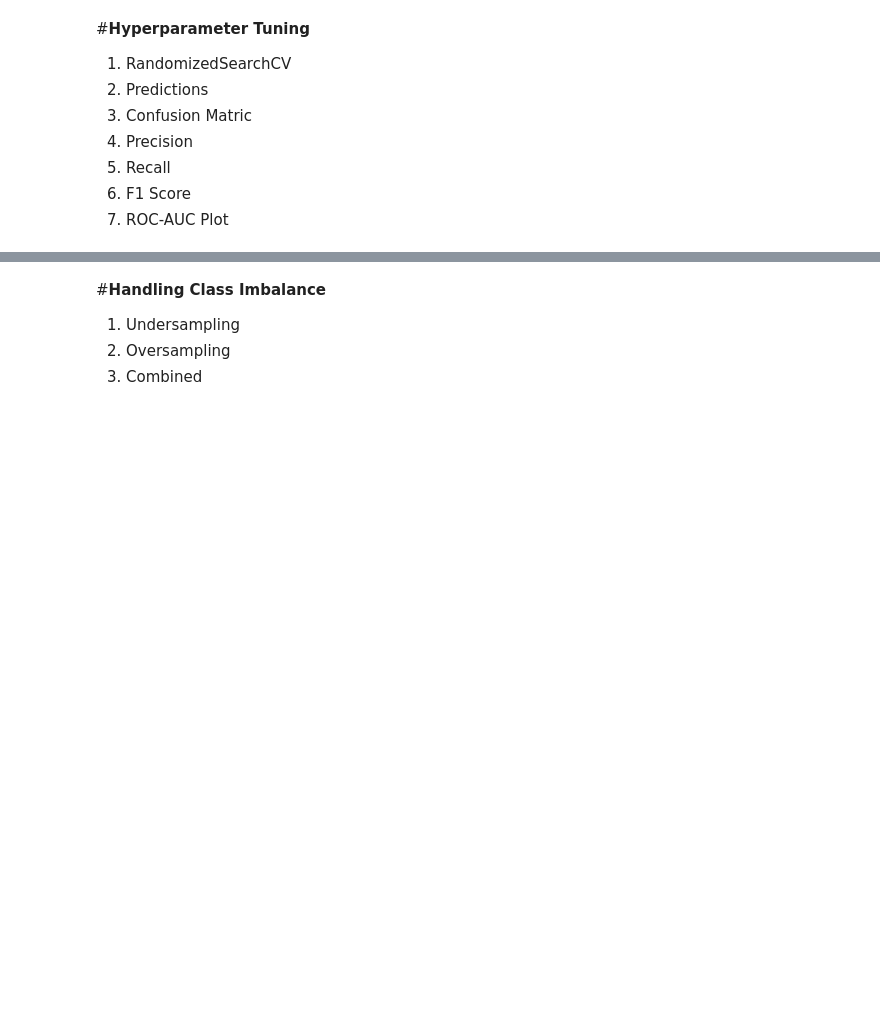
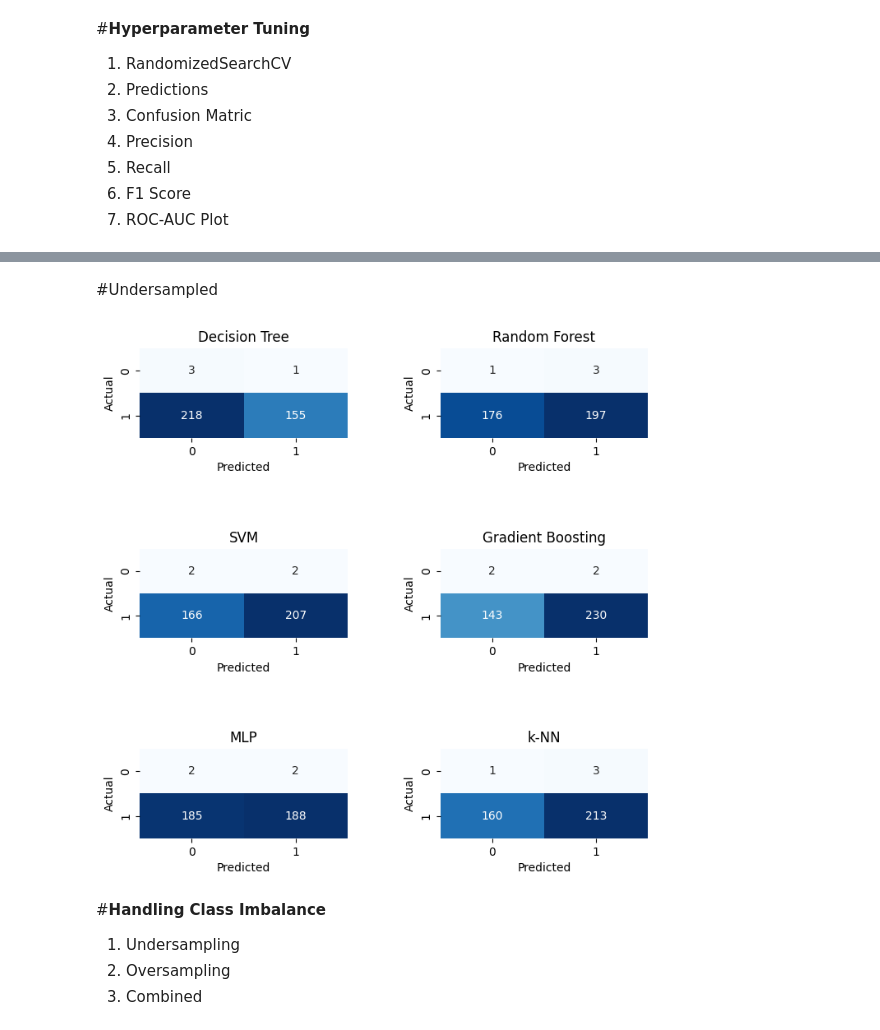
Before and after one commit to Vrishab20/ML_assignment, a Jupyter notebook: Untitled3.ipynb, the cells around one changed output, grey strips where cells are left out. Cells and saved outputs as stored; diff of their text form; code cells hidden in the pictures; blank space fills up the shorter version.

```diff
--- a/Untitled3.ipynb
+++ b/Untitled3.ipynb
@@ -141,3 +226,34 @@ def evaluate_models(models, param_grids, std_X_train, std_X_test, y_train, y_tes
+# %% [markdown]
+#Undersampled
+# %%
+import matplotlib.pyplot as plt
+import numpy as np
+import seaborn as sns
+
+# Confusion Matrices
+cm_data = {
+    "Decision Tree": np.array([[3, 1], [218, 155]]),
+    "Random Forest": np.array([[1, 3], [176, 197]]),
+    "SVM": np.array([[2, 2], [166, 207]]),
+    "Gradient Boosting": np.array([[2, 2], [143, 230]]),
+    "MLP": np.array([[2, 2], [185, 188]]),
+    "k-NN": np.array([[1, 3], [160, 213]])
+}
+
+# Plot Confusion Matrices
+fig, axes = plt.subplots(3, 2, figsize=(8,8))
+axes = axes.flatten()
+
+for ax, (model_name, cm) in zip(axes, cm_data.items()):
+    sns.heatmap(cm, annot=True, fmt='d', cmap='Blues', cbar=False, ax=ax)
+    ax.set_title(model_name)
+    ax.set_xlabel('Predicted')
+    ax.set_ylabel('Actual')
+
+plt.tight_layout(pad=5)  # Separate the plots with padding
+plt.show()
+# %% [output]
+[figure, added]
 # %% [markdown]
 #**Handling Class Imbalance**
 1. Undersampling
```
Also changed, not shown: parts of 14 cells of this notebook.
